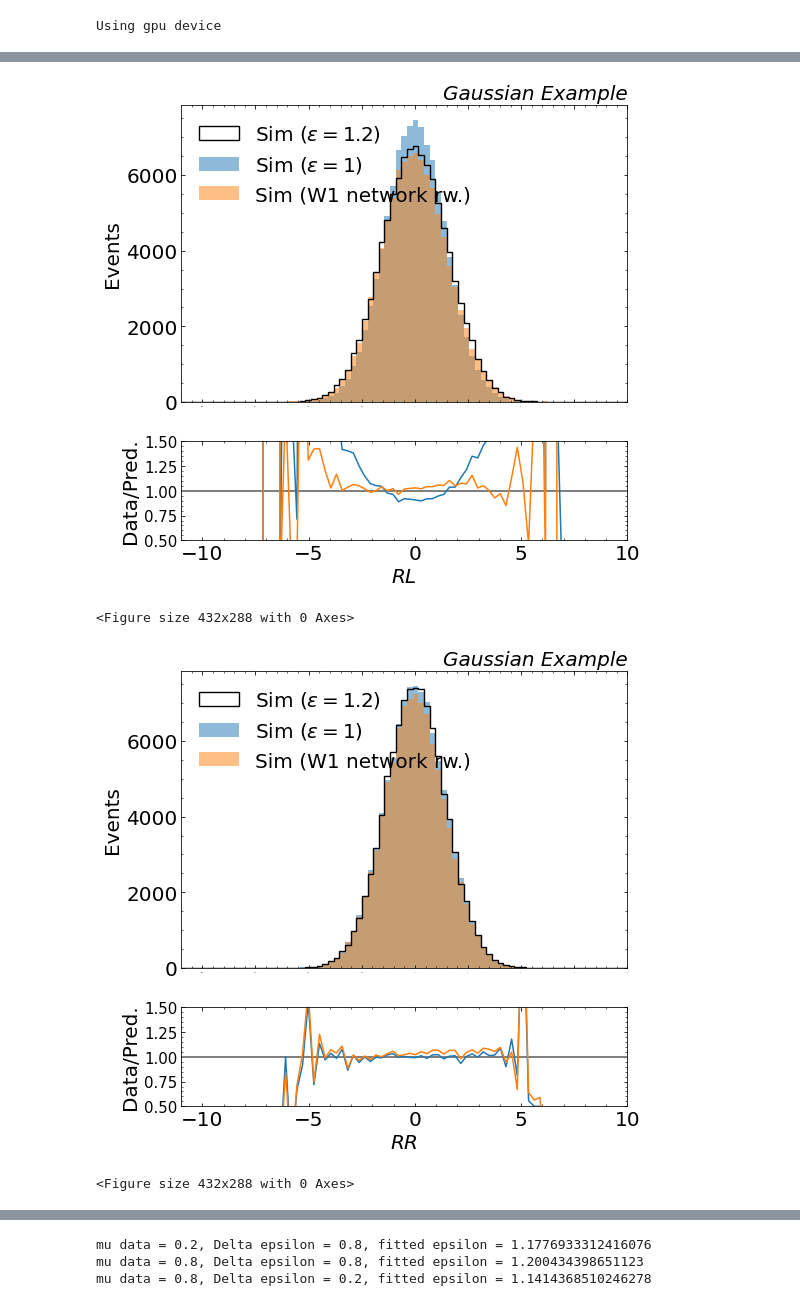
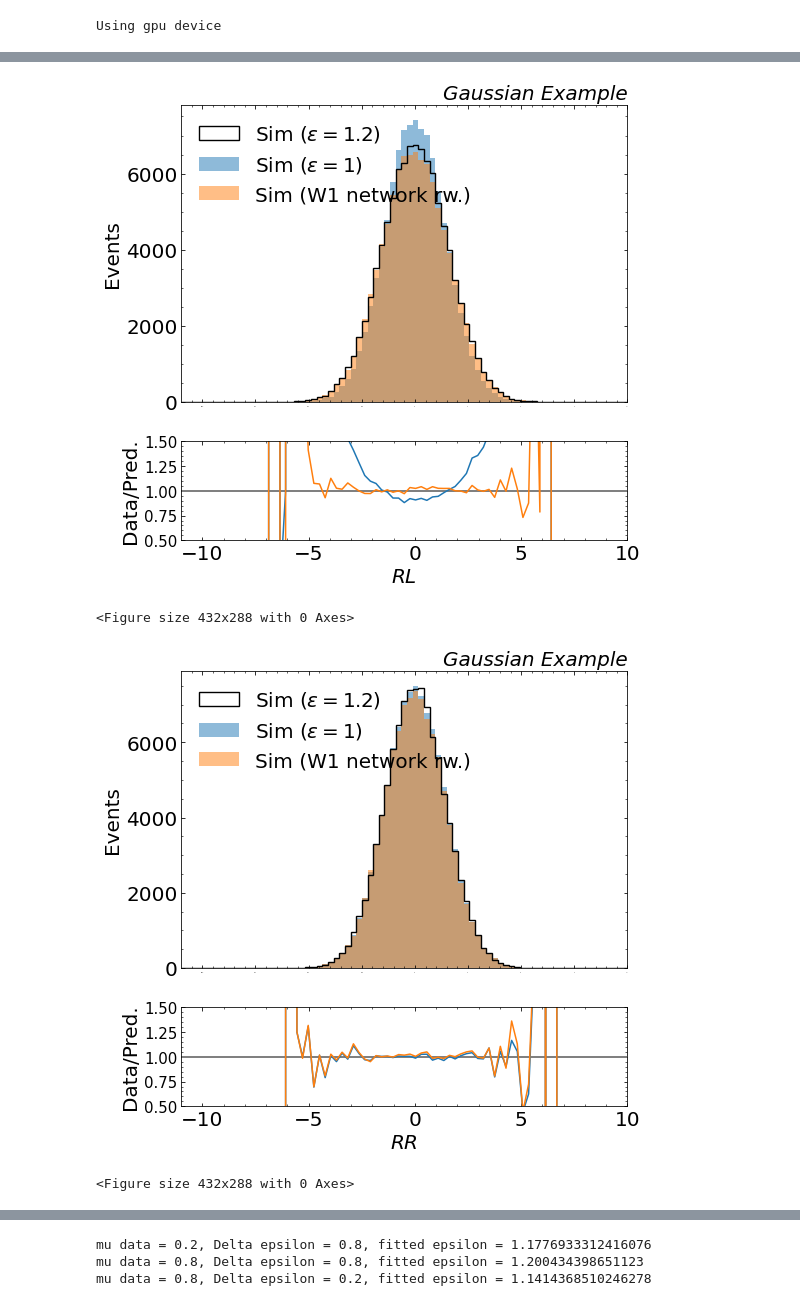
Before and after one commit to jaychan-hep/UnbinnedProfiledUnfolding, a Jupyter notebook: UnbinnedProfiledUnfolding_gaussian2D.ipynb, the cells around one changed output, grey strips where cells are left out. Cells and saved outputs as stored; diff of their text form; code cells hidden in the pictures.

```diff
--- a/UnbinnedProfiledUnfolding_gaussian2D.ipynb
+++ b/UnbinnedProfiledUnfolding_gaussian2D.ipynb
@@ -862,18 +561,16 @@ RL_sim = np.random.normal(T_sim+beta_sim,epsilon_sim)
 RR_sim = np.random.normal(T_sim+alpha_sim,delta_sim)
 
 # simulation with theta variation (theta value randomly sampled)
-epsilon0_sim = np.random.uniform(0.2, 1.8, Nsim)
-epsilon1_sim = np.random.uniform(0.2, 1.8, Nsim) # used for training
-# delta_epsilon = 0.8
-# epsilon0_sim = np.random.uniform(0.8, 1.2, Nsim)
-# epsilon1_sim = np.random.uniform(0.8, 1.2, Nsim) # used for training
-delta_epsilon = 0.2
+epsilon0_sim = np.random.uniform(0.2, 1.8, Nsim).reshape(-1, 1)
+epsilon1_sim = np.random.uniform(0.2, 1.8, Nsim).reshape(-1, 1) # used for training
+delta_epsilon = 0.8
+# delta_epsilon = 0.2
 theta0_sim = (epsilon0_sim-epsilon_sim)/delta_epsilon
 theta1_sim = (epsilon1_sim-epsilon_sim)/delta_epsilon
 RL1_sim = []
 for i in range(Nsim):
     # use the same T_sim for R_sim variation
-    RL1_sim.append(np.random.normal(T_sim[i]+beta_sim, epsilon1_sim[i]))
+    RL1_sim.append(np.random.normal(T_sim[i]+beta_sim, epsilon1_sim[i,0]))
 RL1_sim = np.array(RL1_sim)
 RR1_sim = np.random.normal(T_sim+alpha_sim,delta_sim)
 
@@ -1003,33 +722,36 @@ torch.save(w1T_model_network, f'model/w1/{w1T_model_name}.pth')
 # %%
 # Test the trained W1 model
 
-# w1_model_name_0 = 'w1_gaussian2D_deltaEpsilon0.8_2022-11-14'
-# w1_model_name_0 = 'w1_gaussian2D_deltaEpsilon0.2_2022-11-15'
+w1_model_name = 'gaussian2D_deltaEpsilon0.8_2022-12-16'
+# w1_model_name = 'gaussian2D_deltaEpsilon0.2_2022-12-10'
 
-# w1_model_network_0 = torch.load(f'model/w1/{w1_model_name_0}.pth').to(dvc)
+w1RT_model_name = f'model/w1/W1RT_{w1_model_name}.pth'
+w1T_model_name = f'model/w1/W1T_{w1_model_name}.pth'
+w1RT_model_network = torch.load(w1RT_model_name).to(dvc)
+w1T_model_network = torch.load(w1T_model_name).to(dvc)
 
 today = str(datetime.date.today())
 
 R_test0 = np.concatenate((RL_test0, RR_test0), axis=1)
 w1_test_ds = w0_dataset(T_test, R_test0)
 w1_test_dataloader = DataLoader(w1_test_ds, batch_size=64, shuffle=False, num_workers=12)
 
-Ts_0, Rs_0, W1s_0 = test_w1_2(w1_test_dataloader, w1RT_model_network, w1T_model_network, theta_test)
+Ts_0, Rs_0, W1s_0 = test_w1(w1_test_dataloader, w1RT_model_network, w1T_model_network, theta_test)
 Ts_0, Rs_0, W1s_0 = Ts_0.cpu().numpy(), Rs_0.cpu().numpy(), W1s_0.cpu().numpy()
 
-cpwr = comparison_plots_with_ratio(-11, 10, 80, xlabel=r"$RL$", density=False, save_name=f"Compare_RL_forW1network2_{today}")
+cpwr = comparison_plots_with_ratio(-11, 10, 80, xlabel=r"$RL$", density=False, save_name=f"gaussian2D_compare_RL_forW1network_deltaEpsilon0.8_{today}")
 cpwr.add_data(RL_test1, label=r"Sim ($\epsilon=1.2$)", target=True, color='black', histtype="step", ls="-", lw=1.4)
 cpwr.add_data(Rs_0[:,0], label=r"Sim ($\epsilon=1$)", alpha=0.5, color='tab:blue')
 cpwr.add_data(Rs_0[:,0], weights=W1s_0, label="Sim (W1 network rw.)", alpha=0.5, color='tab:orange')
 cpwr.show()
 
-cpwr = comparison_plots_with_ratio(-11, 10, 80, xlabel=r"$RR$", density=False, save_name=f"Compare_RR_forW1network2_{today}")
+cpwr = comparison_plots_with_ratio(-11, 10, 80, xlabel=r"$RR$", density=False, save_name=f"gaussian2D_compare_RR_forW1network_deltaEpsilon0.8_{today}")
 cpwr.add_data(RR_test1, label=r"Sim ($\epsilon=1.2$)", target=True, color='black', histtype="step", ls="-", lw=1.4)
 cpwr.add_data(Rs_0[:,1], label=r"Sim ($\epsilon=1$)", alpha=0.5, color='tab:blue')
 cpwr.add_data(Rs_0[:,1], weights=W1s_0, label="Sim (W1 network rw.)", alpha=0.5, color='tab:orange')
 cpwr.show()
 # %% [output]
-[figure, old version]
+[figure, new version]
 <Figure size 432x288 with 0 Axes>
-[figure, old version]
+[figure, new version]
 <Figure size 432x288 with 0 Axes>
```
Also changed, not shown: parts of 26 cells of this notebook, 3 other files.
